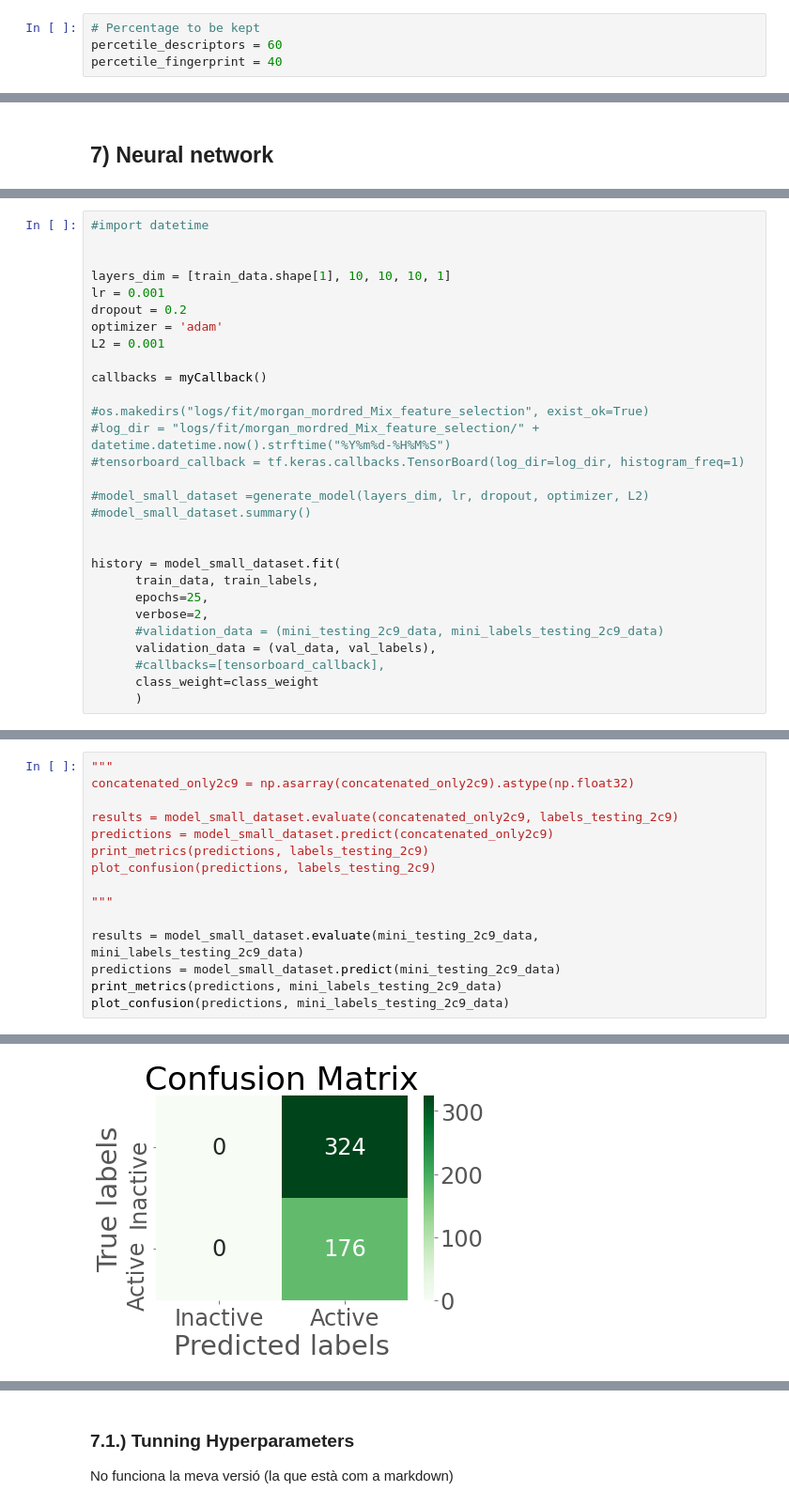
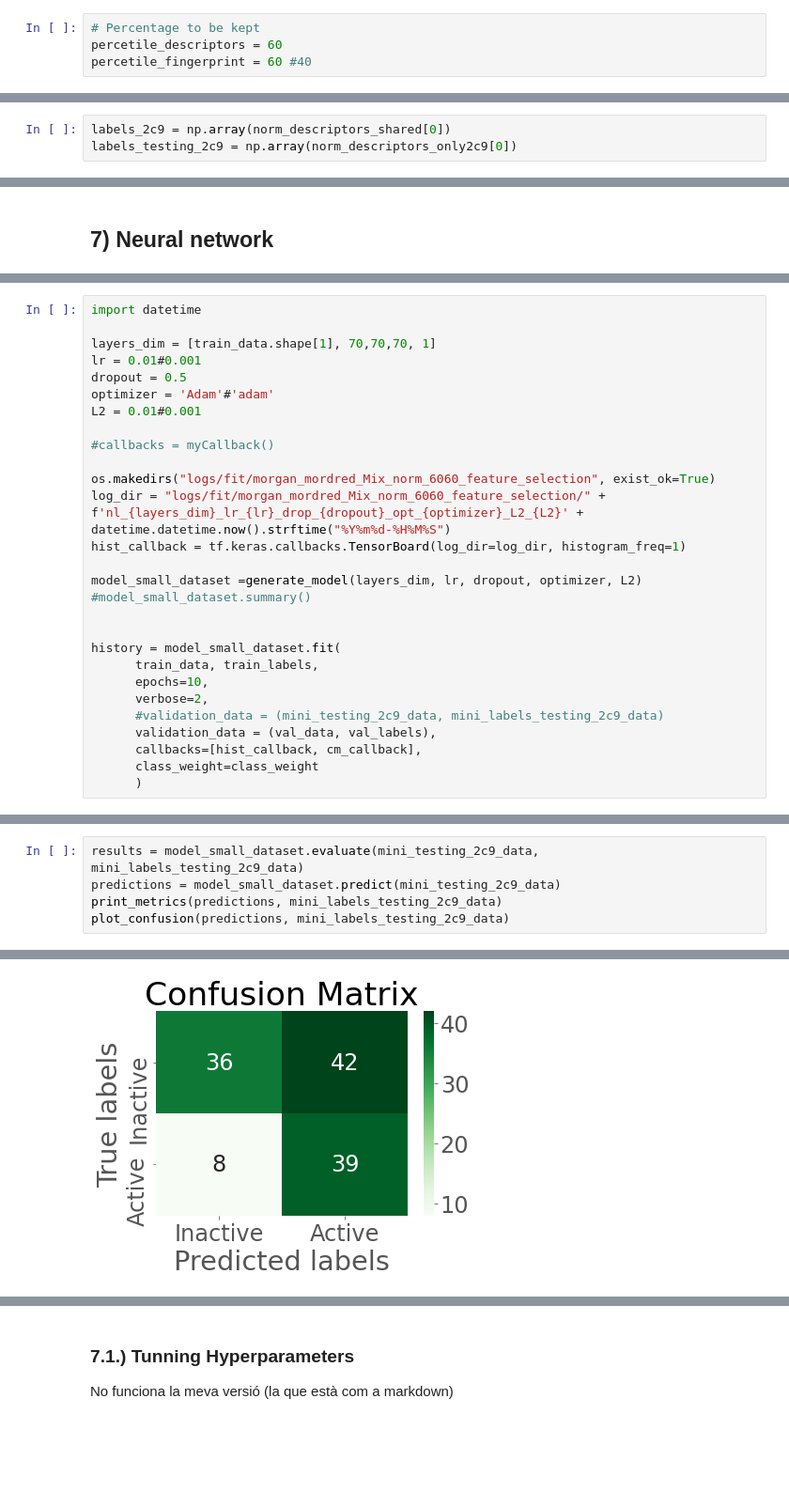
Before and after one commit to cescgina/drug_learning, a Jupyter notebook: drug_learning/2D_smaller_dataset/Morgan_Mordred_mix.ipynb, the cells around one changed output, grey strips where cells are left out. Shown at 94% size. Cells and saved outputs as stored; diff of their text form; blank space fills up the shorter version.

```diff
--- a/drug_learning/2D_smaller_dataset/Morgan_Mordred_mix.ipynb
+++ b/drug_learning/2D_smaller_dataset/Morgan_Mordred_mix.ipynb
@@ -177,7 +179,7 @@ Since the fingerprint seems to have a low score in all its features (see plots b
 # %%
 # Percentage to be kept
 percetile_descriptors = 60
-percetile_fingerprint = 40
+percetile_fingerprint = 60 #40
 # %%
 def select_features_univar(X_train, Y_train, X_test, score_func=chi2, k_best=None, percentile = None):
     """score_func=chi2 (default), mutual_info_classif"""
@@ -310,6 +312,9 @@ Now we are going to normalise each feature of the dataset to values between [0,1
 # %%
 norm_descriptors_shared = pd.DataFrame(normalize(descriptors_shared, norm='max', axis=0))
 norm_descriptors_only2c9 = pd.DataFrame(normalize(descriptors_only2c9, norm='max', axis=0))
+# %%
+labels_2c9 = np.array(norm_descriptors_shared[0])
+labels_testing_2c9 = np.array(norm_descriptors_only2c9[0])
 # %% [markdown]
 #### 5.1.2) Selection of descriptors
 
@@ -490,30 +529,29 @@ class myCallback(tf.keras.callbacks.Callback):
 # %%
-#import datetime
+import datetime
 
+layers_dim = [train_data.shape[1], 70,70,70, 1]
+lr = 0.01#0.001
+dropout = 0.5
+optimizer = 'Adam'#'adam'
+L2 = 0.01#0.001
 
-layers_dim = [train_data.shape[1], 10, 10, 10, 1]
-lr = 0.001
-dropout = 0.2
-optimizer = 'adam'
-L2 = 0.001
+#callbacks = myCallback()
 
-callbacks = myCallback()
+os.makedirs("logs/fit/morgan_mordred_Mix_norm_6060_feature_selection", exist_ok=True)
+log_dir = "logs/fit/morgan_mordred_Mix_norm_6060_feature_selection/" + f'nl_{layers_dim}_lr_{lr}_drop_{dropout}_opt_{optimizer}_L2_{L2}' + datetime.datetime.now().strftime("%Y%m%d-%H%M%S")
+hist_callback = tf.keras.callbacks.TensorBoard(log_dir=log_dir, histogram_freq=1)
 
-#os.makedirs("logs/fit/morgan_mordred_Mix_feature_selection", exist_ok=True)
-#log_dir = "logs/fit/morgan_mordred_Mix_feature_selection/" + datetime.datetime.now().strftime("%Y%m%d-%H%M%S")
-#tensorboard_callback = tf.keras.callbacks.TensorBoard(log_dir=log_dir, histogram_freq=1)
-
-#model_small_dataset =generate_model(layers_dim, lr, dropout, optimizer, L2)
+model_small_dataset =generate_model(layers_dim, lr, dropout, optimizer, L2)
 #model_small_dataset.summary()
 
 
 history = model_small_dataset.fit(
       train_data, train_labels,
-      epochs=25,
+      epochs=10,
       verbose=2,
       #validation_data = (mini_testing_2c9_data, mini_labels_testing_2c9_data)
       validation_data = (val_data, val_labels),
-      #callbacks=[tensorboard_callback],
+      callbacks=[hist_callback, cm_callback],
       class_weight=class_weight
       )
 # %% [output]
@@ -557,14 +604,4 @@ plt.show()
 # %%
-"""
-concatenated_only2c9 = np.asarray(concatenated_only2c9).astype(np.float32)
-
-results = model_small_dataset.evaluate(concatenated_only2c9, labels_testing_2c9)
-predictions = model_small_dataset.predict(concatenated_only2c9)
-print_metrics(predictions, labels_testing_2c9)
-plot_confusion(predictions, labels_testing_2c9)
-
-"""
-
 results = model_small_dataset.evaluate(mini_testing_2c9_data, mini_labels_testing_2c9_data)
 predictions = model_small_dataset.predict(mini_testing_2c9_data)
 print_metrics(predictions, mini_labels_testing_2c9_data)
@@ -575,2 +612,2 @@ NER: 0.500, Sensitivity or recall: 1.000, Specificity: 0.000, Precision: 0.352,
-[figure, old version]
+[figure, new version]
 # %%
```
Also changed, not shown: parts of 36 cells of this notebook.
